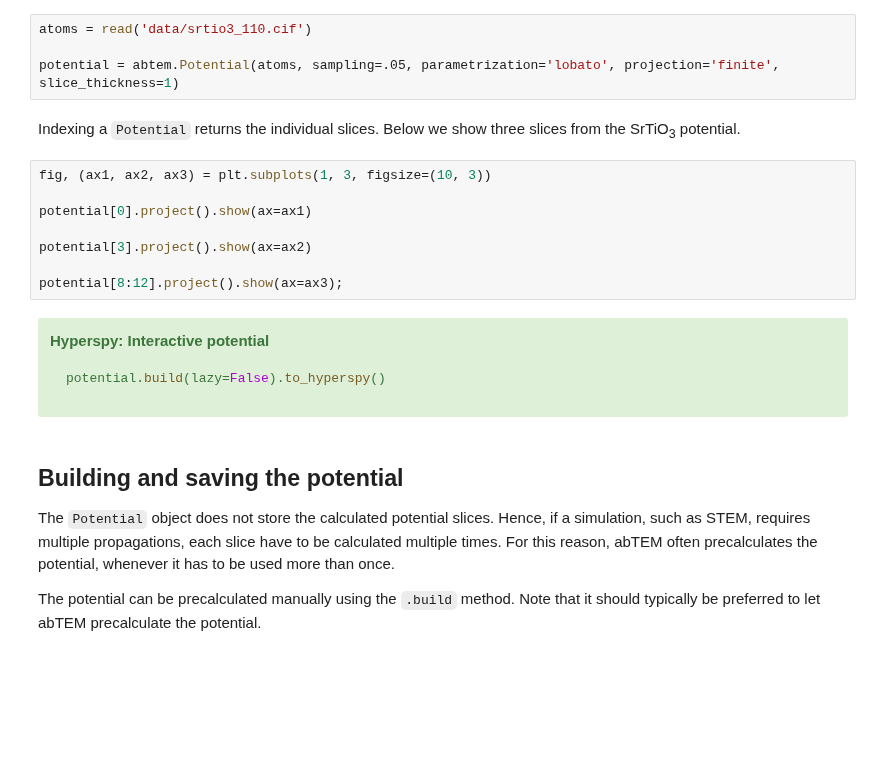
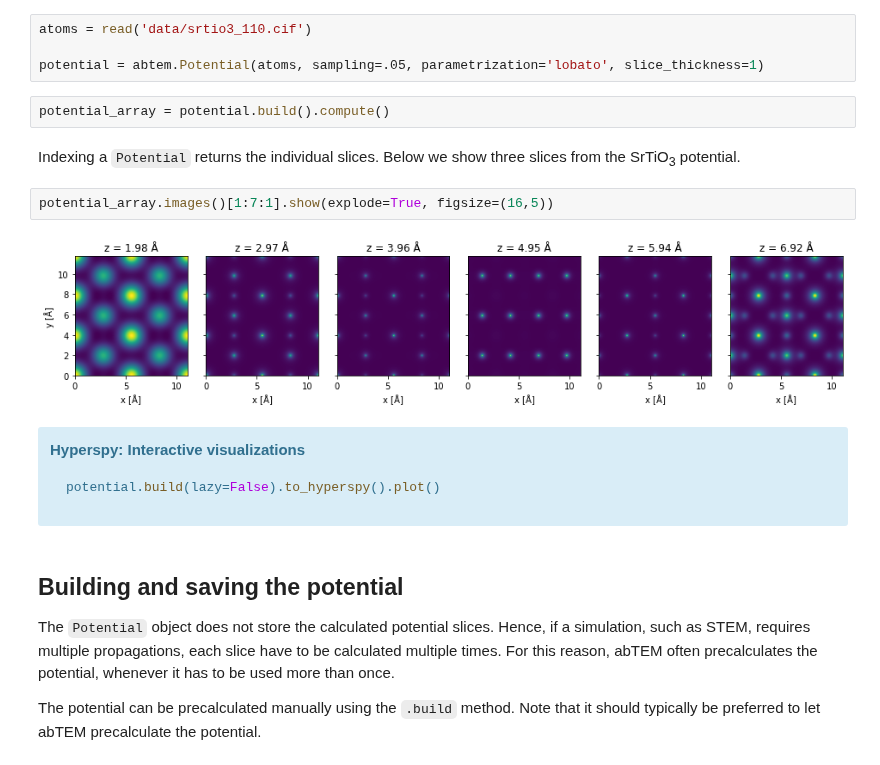
Before and after one commit to abTEM/abTEM, a Jupyter notebook: docs/source/walkthrough/02_potentials.ipynb, the cells around one changed output. Saved outputs shown, nothing was run; the diff lists cells and outputs as text; blank space fills up the shorter version.

````diff
--- a/docs/source/walkthrough/02_potentials.ipynb
+++ b/docs/source/walkthrough/02_potentials.ipynb
@@ -47,24 +53,22 @@ Below we create a `Potential` object, which represents a sliced IAM potential us
 # %%
 atoms = read('data/srtio3_110.cif')
 
-potential = abtem.Potential(atoms, sampling=.05, parametrization='lobato', projection='finite', slice_thickness=1)
+potential = abtem.Potential(atoms, sampling=.05, parametrization='lobato', slice_thickness=1)
+# %%
+potential_array = potential.build().compute()
 # %% [markdown]
 Indexing a `Potential` returns the individual slices. Below we show three slices from the SrTiO<sub>3</sub> potential.
-# %%
-fig, (ax1, ax2, ax3) = plt.subplots(1, 3, figsize=(10, 3))
-
-potential[0].project().show(ax=ax1)
-
-potential[3].project().show(ax=ax2)
-
-potential[8:12].project().show(ax=ax3);
+# %%
+potential_array.images()[1:7:1].show(explode=True, figsize=(16,5))
+# %% [output]
+[figure, added]
 # %% [markdown]
-<div class="alert alert-block alert-success">
+<div class="alert alert-block alert-info">
 
-**Hyperspy: Interactive potential**
+**Hyperspy: Interactive visualizations**
 
 ```python
-potential.build(lazy=False).to_hyperspy()
+potential.build(lazy=False).to_hyperspy().plot()
 ```
 </div>
 # %% [markdown]
````
Also changed, not shown: parts of 8 cells of this notebook, 4 other files.
